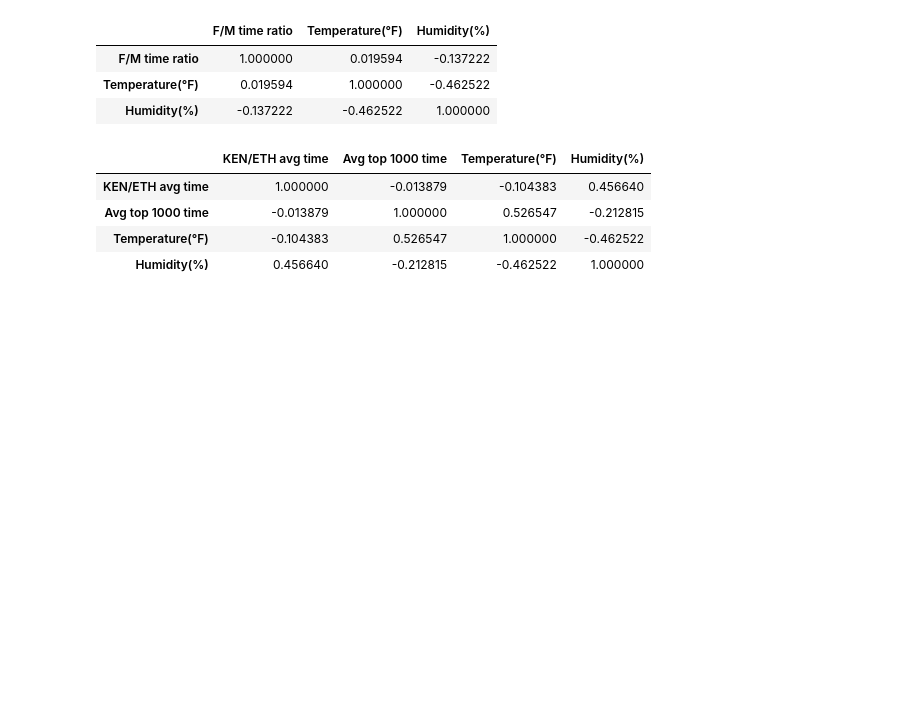
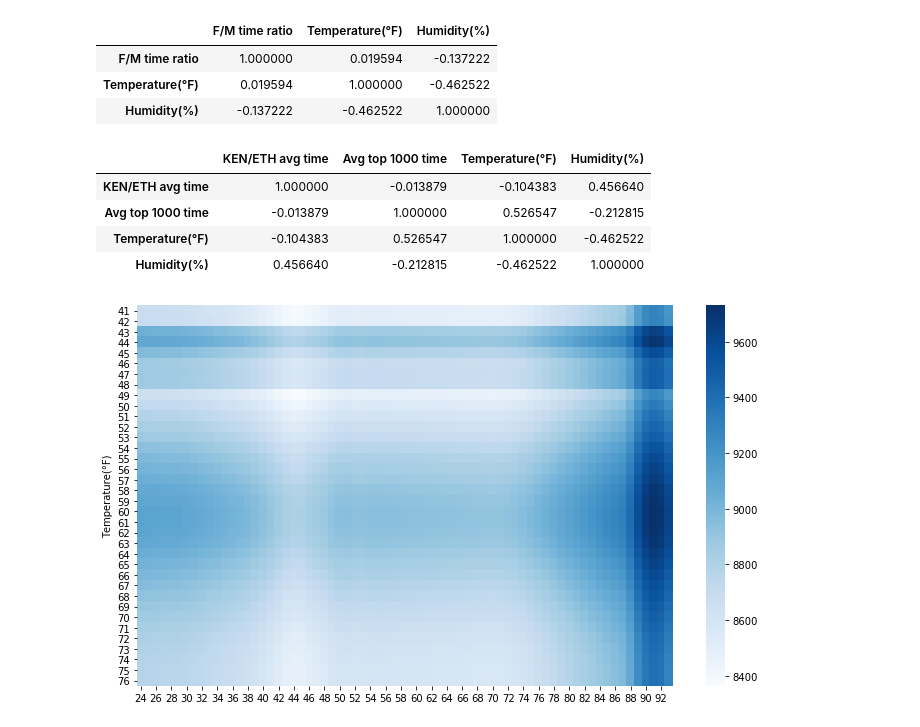
Before and after one commit to tadeq/Boston-marathon-data-analysis, a Jupyter notebook: data_analysis.ipynb, the cells around one changed output. Drawn from its saved outputs; the diff is of its cells as text; code cells hidden in the pictures; blank space fills up the shorter version.

```diff
--- a/data_analysis.ipynb
+++ b/data_analysis.ipynb
@@ -716,0 +722,40 @@ ken_eth_df.corr()
+# %%
+ken_eth_weather_times = ken_eth_df.drop(columns = ['Avg top 1000 time'])
+ken_eth_weather_times = ken_eth_weather_times.pivot('Temperature(°F)', 'Humidity(%)', 'KEN/ETH avg time')
+new_ind_hum = [hum for hum in np.arange(24, 94) if hum not in ken_eth_weather_times.columns]
+new_ind_temp = [temp for temp in np.arange(41, 77) if temp not in ken_eth_weather_times.index]
+ken_eth_weather_times = ken_eth_weather_times.reindex(columns = sorted(ken_eth_weather_times.columns.tolist() + new_ind_hum))
+for i in new_ind_temp:
+    ken_eth_weather_times = ken_eth_weather_times.append(pd.Series(np.nan, name=i))
+ken_eth_weather_times = ken_eth_weather_times.sort_index().drop(columns=[0])
+# %%
+def interpolate_by_weather(df, param, new_indexes):
+    weather_time = df[[param, 'KEN/ETH avg time']].set_index(param)
+    for i in new_indexes:
+        weather_time = weather_time.append(pd.Series(np.nan, name=i))
+    weather_time = weather_time['KEN/ETH avg time'].sort_index()
+    weather_time_int = weather_time.interpolate().rolling(window=6).mean()
+    weather_time_int[weather_time.index[0]] = weather_time[weather_time.index[0]]
+    for i in range(weather_time.index[0]+1,weather_time.index[0]+5):
+        weather_time_int[i] = weather_time.interpolate().rolling(window=i-weather_time.index[0]).mean()[i]
+    return weather_time_int
+
+hum_time_int = interpolate_by_weather(ken_eth_df, 'Humidity(%)', new_ind_hum)
+temp_time_int = interpolate_by_weather(ken_eth_df, 'Temperature(°F)', new_ind_temp)
+
+temp_time_int[43] = (temp_time_int[43].sum()/2)
+new_temp_43 = temp_time_int.drop_duplicates()[43]
+temp_time_int = temp_time_int.drop(43)
+for col in range(min(ken_eth_weather_times.columns), max(ken_eth_weather_times.columns)+1):
+    for ind in range(min(ken_eth_weather_times.index), max(ken_eth_weather_times.index)+1):
+        if ind == 43:
+            avg_time = (hum_time_int[col] + new_temp_43) / 2
+        else:
+            avg_time = (hum_time_int[col] + temp_time_int[ind]) / 2
+        ken_eth_weather_times[col][ind] = avg_time
+
+fig, ax = plt.subplots(figsize=(12,7))
+sns.heatmap(ken_eth_weather_times, cmap="Blues", ax=ax)
+fig.savefig('img/ken_eth_weather_heatmap.png')
+# %% [output]
+[figure, added]
```
Also changed, not shown: parts of 4 cells of this notebook.
